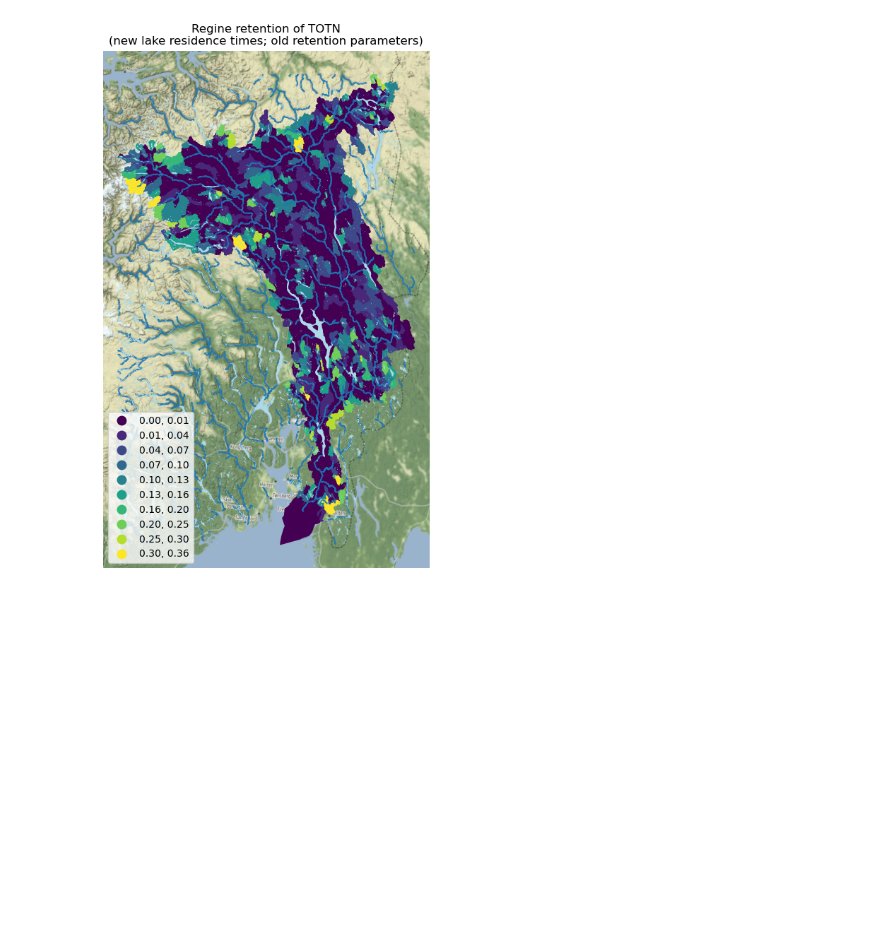
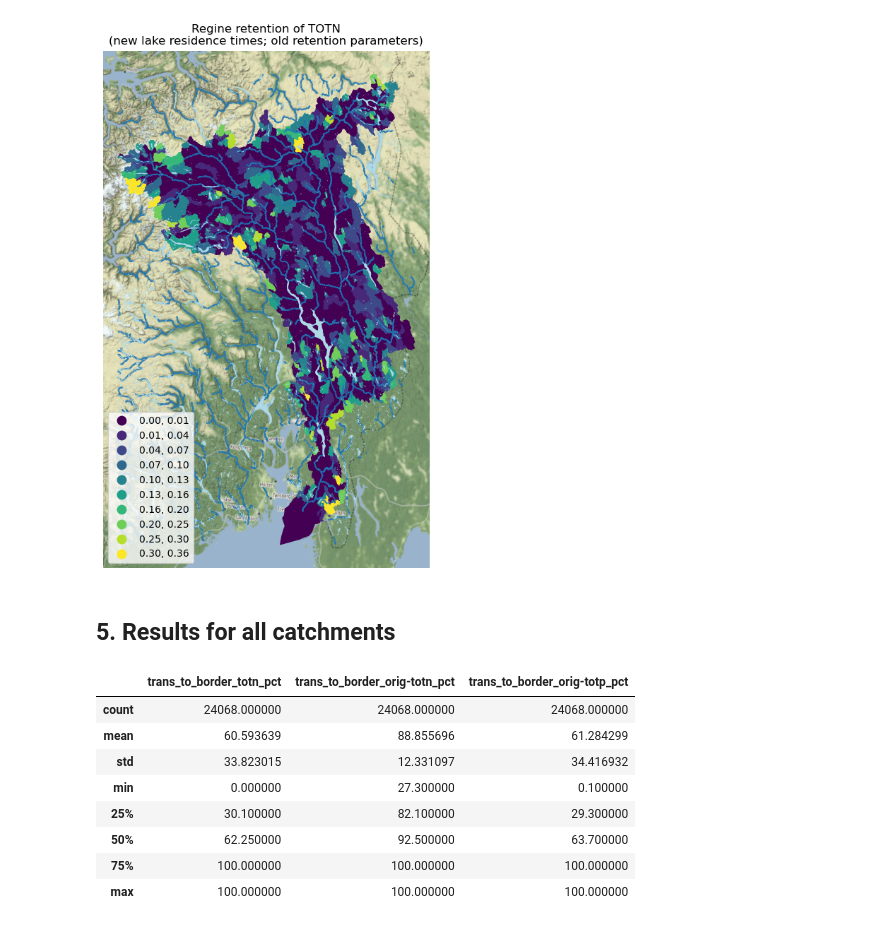
Before and after one commit to NIVANorge/teotil3, a Jupyter notebook: notebooks/development/T2-5c_explore_vassom_retention.ipynb, the cells around one changed output. Saved outputs shown, nothing was run; the diff lists cells and outputs as text; code cells hidden in the pictures; blank space fills up the shorter version.

```diff
--- a/notebooks/development/T2-5c_explore_vassom_retention.ipynb
+++ b/notebooks/development/T2-5c_explore_vassom_retention.ipynb
@@ -87,6 +90,7 @@ input_totn = 1000
 input_totp = 1000
 
 # Create "fake" agricultural inputs
+gdf["agri_totn_kg"] = np.where(gdf["regine"] == reg_id, input_totn, 0)
 gdf["agri_orig-totn_kg"] = np.where(gdf["regine"] == reg_id, input_totn, 0)
 gdf["agri_orig-totp_kg"] = np.where(gdf["regine"] == reg_id, input_totp, 0)
 # %% [markdown]
@@ -95,7 +99,9 @@ gdf["agri_orig-totp_kg"] = np.where(gdf["regine"] == reg_id, input_totp, 0)
 %%time
 
 # Drop unwanted columns
-df = gdf.drop(["vassom", "ret_orig-totn", "ret_orig-totp", "geometry"], axis="columns")
+df = gdf.drop(
+    ["vassom", "ret_totn", "ret_orig-totn", "ret_orig-totp", "geometry"], axis="columns"
+)
 
 # Run model
 g = teo.model.run_model(df, id_col="regine", next_down_col="regine_down")
@@ -194,3 +201,43 @@ png_path = "../../images/glomma_totn_retention.png"
 plt.savefig(png_path, dpi=150)
 # %% [output]
 [figure]
+# %% [markdown]
+## 5. Results for all catchments
+# %%
+reg_list = []
+trans_to_border_totn = []
+trans_to_border_orig_totn = []
+trans_to_border_totp = []
+
+for reg_nd in g.nodes:
+    g_down = nx.dfs_tree(g, reg_nd)
+    totn_list = []
+    orig_totn_list = []
+    totp_list = []
+    for down_nd in list(nx.topological_sort(g_down))[:-1]:
+        totn_list.append(g.nodes[down_nd]["local"]["trans_totn"])
+        orig_totn_list.append(g.nodes[down_nd]["local"]["trans_orig-totn"])
+        totp_list.append(g.nodes[down_nd]["local"]["trans_orig-totp"])
+    reg_list.append(reg_nd)
+    trans_to_border_totn.append(np.round(100 * np.prod(totn_list), 1))
+    trans_to_border_orig_totn.append(np.round(100 * np.prod(orig_totn_list), 1))
+    trans_to_border_totp.append(np.round(100 * np.prod(totp_list), 1))
+df = pd.DataFrame(
+    {
+        "regine": reg_list,
+        "trans_to_border_totn_pct": trans_to_border_totn,
+        "trans_to_border_orig-totn_pct": trans_to_border_orig_totn,
+        "trans_to_border_orig-totp_pct": trans_to_border_totp,
+    }
+)
+df.describe()
+# %% [output]
+|  | trans_to_border_totn_pct | trans_to_border_orig-totn_pct | trans_to_border_orig-totp_pct |
+| count | 24068.000000 | 24068.000000 | 24068.000000 |
+| mean | 60.593639 | 88.855696 | 61.284299 |
+| std | 33.823015 | 12.331097 | 34.416932 |
+| min | 0.000000 | 27.300000 | 0.100000 |
+| 25% | 30.100000 | 82.100000 | 29.300000 |
+| 50% | 62.250000 | 92.500000 | 63.700000 |
+| 75% | 100.000000 | 100.000000 | 100.000000 |
+| max | 100.000000 | 100.000000 | 100.000000 |
```
Also changed, not shown: parts of 5 cells of this notebook, 2 other files.
